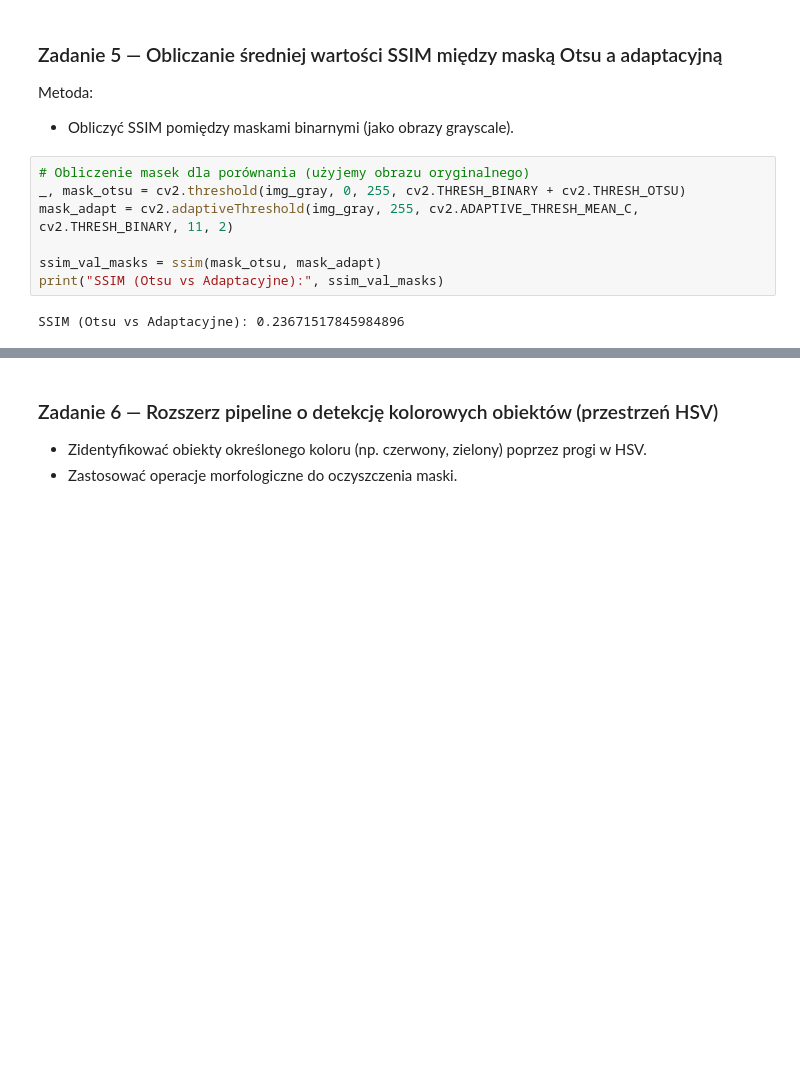
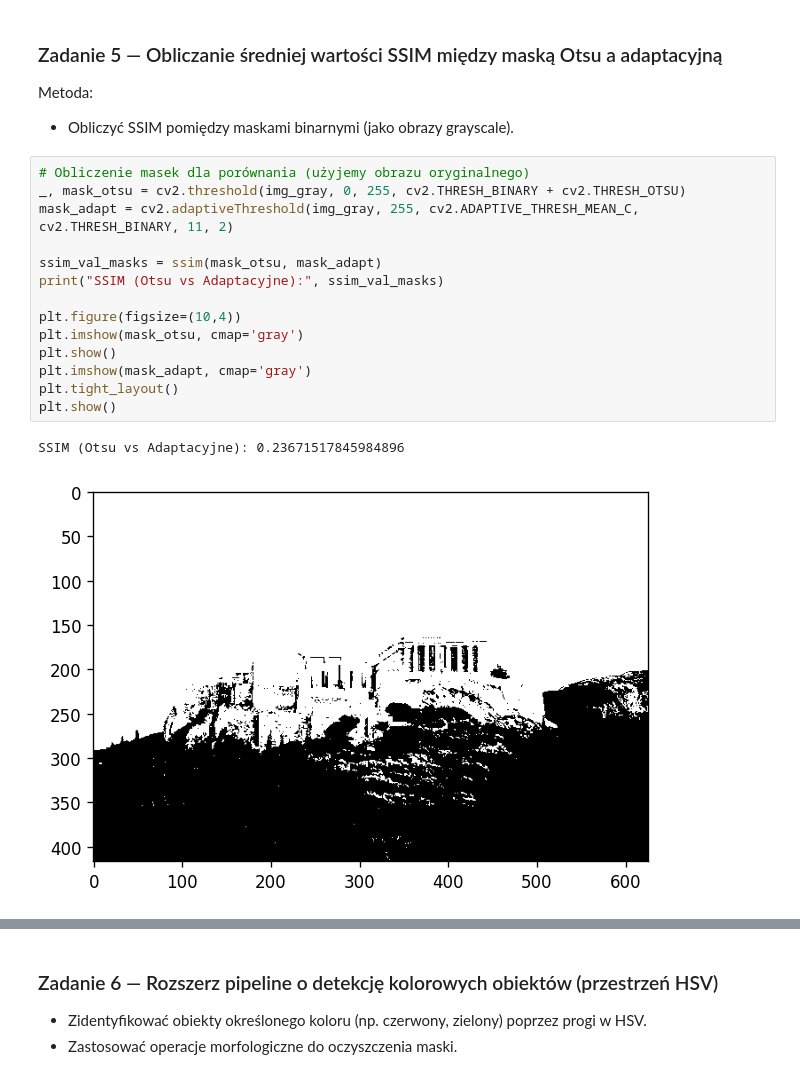
Before and after one commit to hgf700/ImageProcessingLessons, a Jupyter notebook: Lesson5/Lab5_Podsumowanie -Integracja Techniki Przetwarzania Obrazów.ipynb, the cells around one changed output, grey strips where cells are left out. Cells and saved outputs as stored; diff of their text form; blank space fills up the shorter version.

```diff
--- a/Lesson5/Lab5_Podsumowanie -Integracja Techniki Przetwarzania Obrazów.ipynb
+++ b/Lesson5/Lab5_Podsumowanie -Integracja Techniki Przetwarzania Obrazów.ipynb
@@ -312,9 +312,17 @@ Metoda:
 # %%
 # Obliczenie masek dla porównania (użyjemy obrazu oryginalnego)
 _, mask_otsu = cv2.threshold(img_gray, 0, 255, cv2.THRESH_BINARY + cv2.THRESH_OTSU)
 mask_adapt = cv2.adaptiveThreshold(img_gray, 255, cv2.ADAPTIVE_THRESH_MEAN_C, cv2.THRESH_BINARY, 11, 2)
 
 ssim_val_masks = ssim(mask_otsu, mask_adapt)
 print("SSIM (Otsu vs Adaptacyjne):", ssim_val_masks)
+
+plt.figure(figsize=(10,4))
+plt.imshow(mask_otsu, cmap='gray')
+plt.show()
+plt.imshow(mask_adapt, cmap='gray')
+plt.tight_layout()
+plt.show()
 # %% [output]
 SSIM (Otsu vs Adaptacyjne): 0.23671517845984896
+[figure, added]
```
Also changed, not shown: parts of 4 cells of this notebook.
